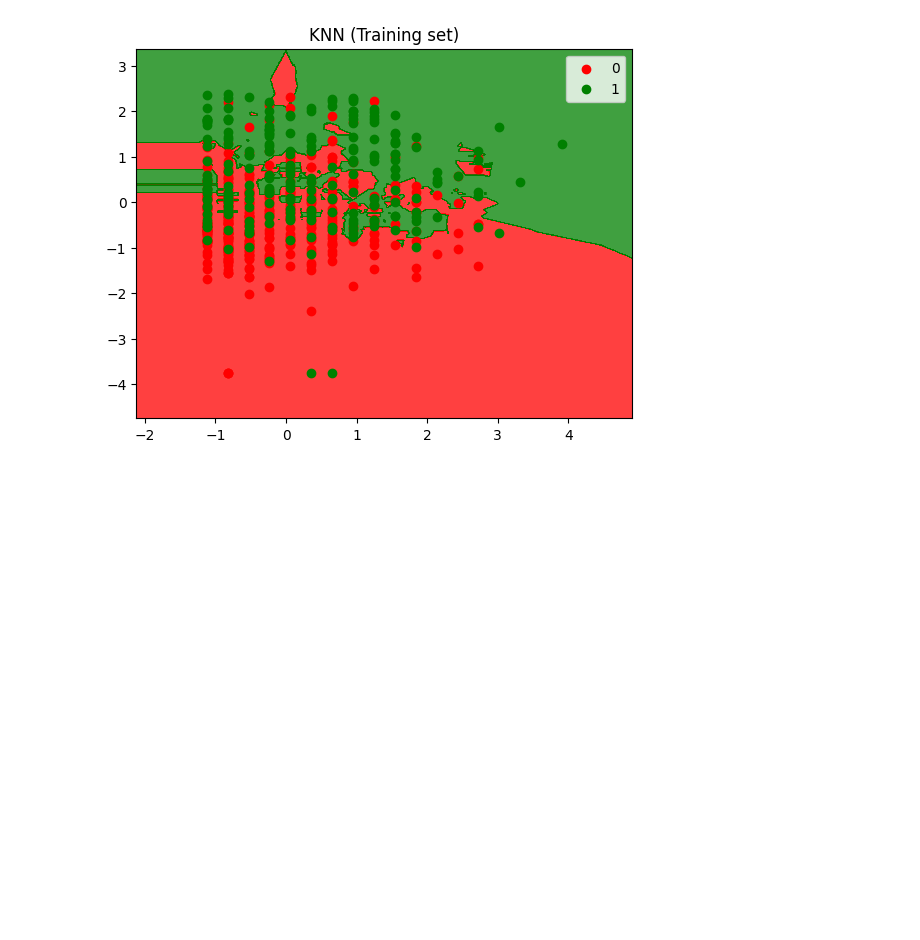
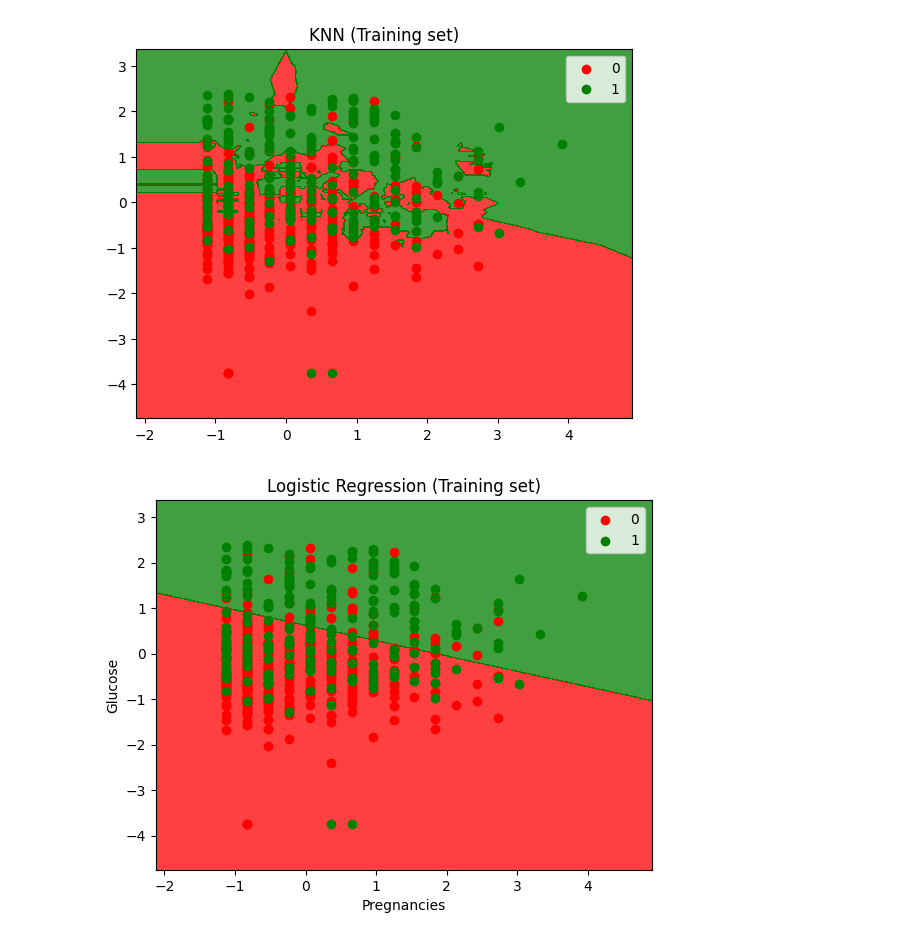
Before and after one commit to neelima-singh07/Daibeties-Prediction-, a Jupyter notebook: Daibeties_Prediction.ipynb, the cells around one changed output. Drawn from its saved outputs; the diff is of its cells as text; code cells hidden in the pictures; blank space fills up the shorter version.

```diff
--- a/Daibeties_Prediction.ipynb
+++ b/Daibeties_Prediction.ipynb
@@ -135,3 +135,8 @@ print(cm)
 0.7857142857142857
 [[98 11]
  [22 23]]
+# %%
+#using Logistic regression
+from sklearn.linear_model import LogisticRegression
+classifier_2=LogisticRegression()
+classifier_2.fit(x_train,y_train)
@@ -161,3 +204,37 @@ plt.legend()
 plt.show()
 # %% [output]
 [figure]
+# %%
+#graph visualaisation for Logistic regression
+from matplotlib.colors import ListedColormap
+from sklearn.linear_model import LogisticRegression
+
+# Select the first two features for visualization
+x_set_lr, y_set_lr = x_train[:, [0, 1]], y_train
+
+# Train a new Logistic Regression classifier on the selected two features
+classifier_lr_2d = LogisticRegression()
+classifier_lr_2d.fit(x_set_lr, y_set_lr)
+
+# Create a meshgrid for plotting the decision boundary
+x1_lr, x2_lr = np.meshgrid(np.arange(start=x_set_lr[:, 0].min() - 1, stop=x_set_lr[:, 0].max() + 1, step=0.01),
+                           np.arange(start=x_set_lr[:, 1].min() - 1, stop=x_set_lr[:, 1].max() + 1, step=0.01))
+
+# Plot the decision boundary
+plt.contourf(x1_lr, x2_lr, classifier_lr_2d.predict(np.array([x1_lr.ravel(), x2_lr.ravel()]).T).reshape(x1_lr.shape),
+             alpha=0.75, cmap=ListedColormap(('red', 'green')))
+plt.xlim(x1_lr.min(), x1_lr.max())
+plt.ylim(x2_lr.min(), x2_lr.max())
+
+# Plot the data points
+for i, j in enumerate(np.unique(y_set_lr)):
+    plt.scatter(x_set_lr[y_set_lr == j, 0], x_set_lr[y_set_lr == j, 1],
+                c=ListedColormap(('red', 'green'))(i), label=j)
+
+plt.title('Logistic Regression (Training set)')
+plt.xlabel('Pregnancies')
+plt.ylabel('Glucose')
+plt.legend()
+plt.show()
+# %% [output]
+[figure, added]
```
Also changed, not shown: parts of 5 cells of this notebook.
